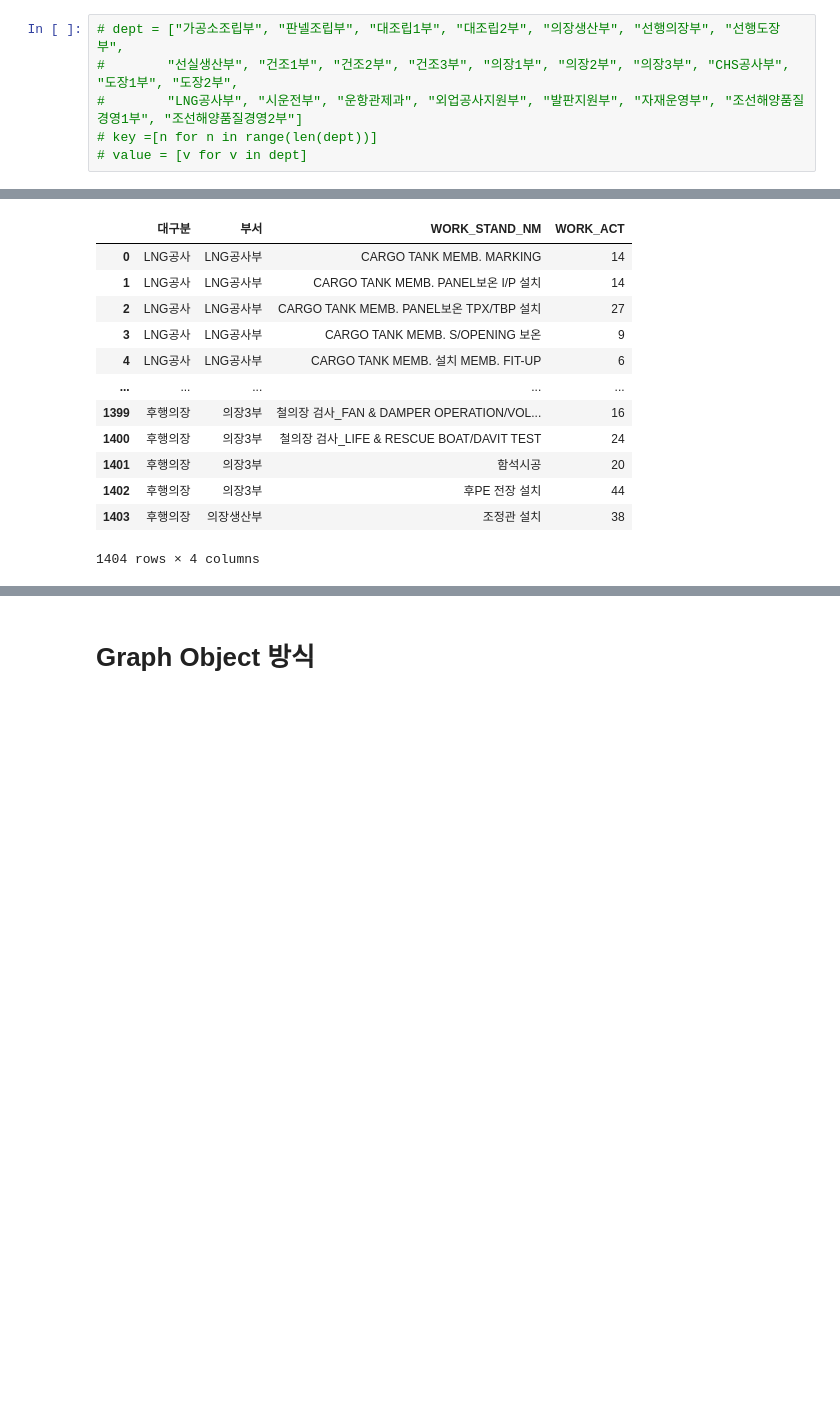
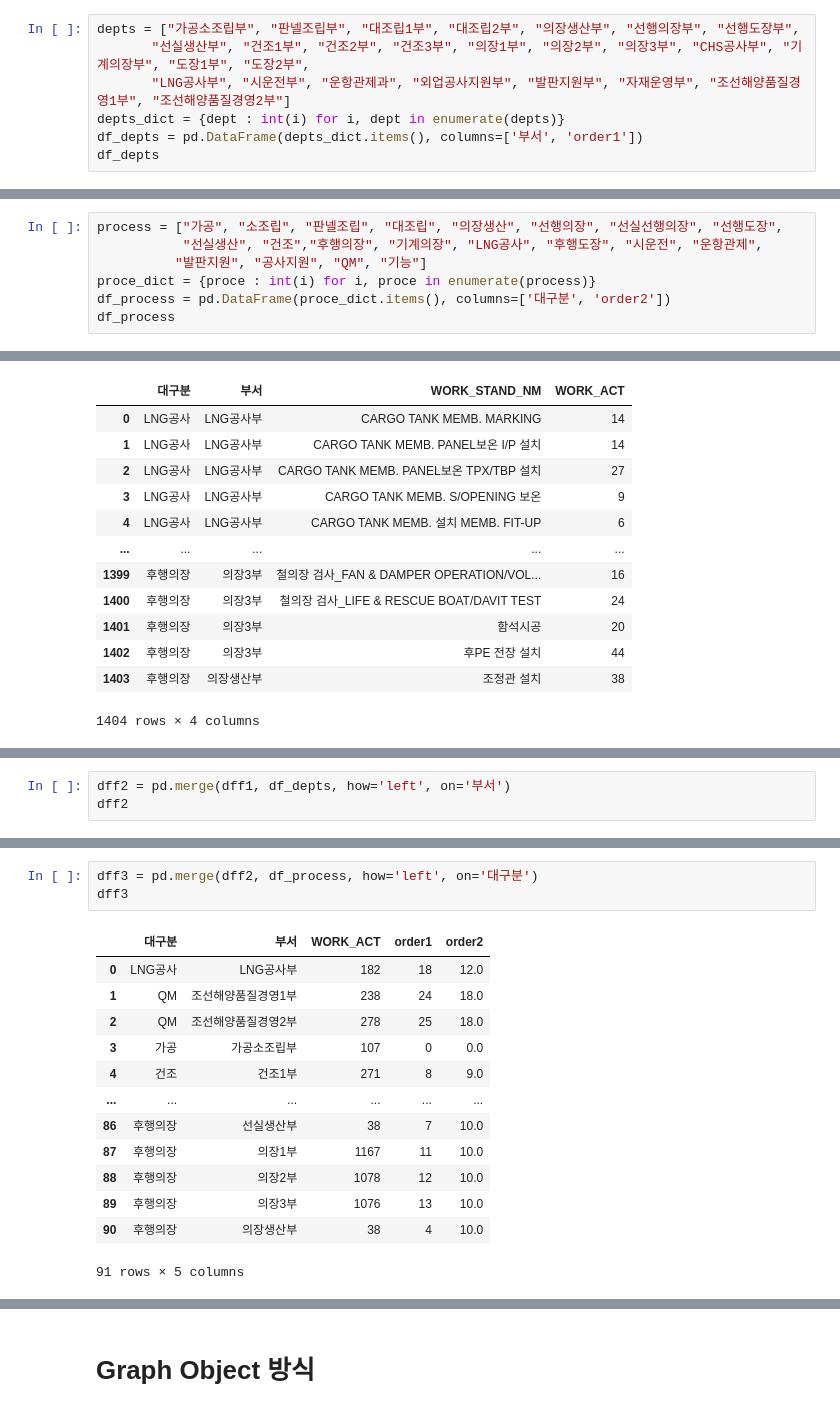
Before and after one commit to Kstyle0710/my_visual, a Jupyter notebook: Advanced_3d_scatter.ipynb, the cells around one changed output, grey strips where cells are left out. Cells and saved outputs as stored; diff of their text form; blank space fills up the shorter version.

```diff
--- a/Advanced_3d_scatter.ipynb
+++ b/Advanced_3d_scatter.ipynb
@@ -32,8 +32,9 @@ df
 | 23532 | 사내/생산현장 이동 | 복귀 | 출발시와 동일한 방법으로 안전하게 복귀 | NaN | 조선해양품질경영2부 | 기능 | 공통 | 이동 |
 23533 rows × 8 columns
 # %%
-# dept = ["가공소조립부", "판넬조립부", "대조립1부", "대조립2부", "의장생산부", "선행의장부", "선행도장부",
-#        "선실생산부", "건조1부", "건조2부", "건조3부", "의장1부", "의장2부", "의장3부", "CHS공사부", "도장1부", "도장2부",
-#        "LNG공사부", "시운전부", "운항관제과", "외업공사지원부", "발판지원부", "자재운영부", "조선해양품질경영1부", "조선해양품질경영2부"]
-# key =[n for n in range(len(dept))]
-# value = [v for v in dept]
+depts = ["가공소조립부", "판넬조립부", "대조립1부", "대조립2부", "의장생산부", "선행의장부", "선행도장부",
+       "선실생산부", "건조1부", "건조2부", "건조3부", "의장1부", "의장2부", "의장3부", "CHS공사부", "기계의장부", "도장1부", "도장2부",
+       "LNG공사부", "시운전부", "운항관제과", "외업공사지원부", "발판지원부", "자재운영부", "조선해양품질경영1부", "조선해양품질경영2부"]
+depts_dict = {dept : int(i) for i, dept in enumerate(depts)}
+df_depts = pd.DataFrame(depts_dict.items(), columns=['부서', 'order1'])
+df_depts
@@ -42,0 +59,7 @@ df
+# %%
+process = ["가공", "소조립", "판넬조립", "대조립", "의장생산", "선행의장", "선실선행의장", "선행도장",
+           "선실생산", "건조","후행의장", "기계의장", "LNG공사", "후행도장", "시운전", "운항관제",
+          "발판지원", "공사지원", "QM", "기능"]
+proce_dict = {proce : int(i) for i, proce in enumerate(process)}
+df_process = pd.DataFrame(proce_dict.items(), columns=['대구분', 'order2'])
+df_process
@@ -97,0 +118,3 @@ dff2
+# %%
+dff2 = pd.merge(dff1, df_depts, how='left', on='부서')
+dff2
@@ -97,0 +135,17 @@ dff2
+# %%
+dff3 = pd.merge(dff2, df_process, how='left', on='대구분')
+dff3
+# %% [output]
+|  | 대구분 | 부서 | WORK_ACT | order1 | order2 |
+| 0 | LNG공사 | LNG공사부 | 182 | 18 | 12.0 |
+| 1 | QM | 조선해양품질경영1부 | 238 | 24 | 18.0 |
+| 2 | QM | 조선해양품질경영2부 | 278 | 25 | 18.0 |
+| 3 | 가공 | 가공소조립부 | 107 | 0 | 0.0 |
+| 4 | 건조 | 건조1부 | 271 | 8 | 9.0 |
+| ... | ... | ... | ... | ... | ... |
+| 86 | 후행의장 | 선실생산부 | 38 | 7 | 10.0 |
+| 87 | 후행의장 | 의장1부 | 1167 | 11 | 10.0 |
+| 88 | 후행의장 | 의장2부 | 1078 | 12 | 10.0 |
+| 89 | 후행의장 | 의장3부 | 1076 | 13 | 10.0 |
+| 90 | 후행의장 | 의장생산부 | 38 | 4 | 10.0 |
+91 rows × 5 columns
```
Also changed, not shown: parts of 15 cells of this notebook, 4 other files.
